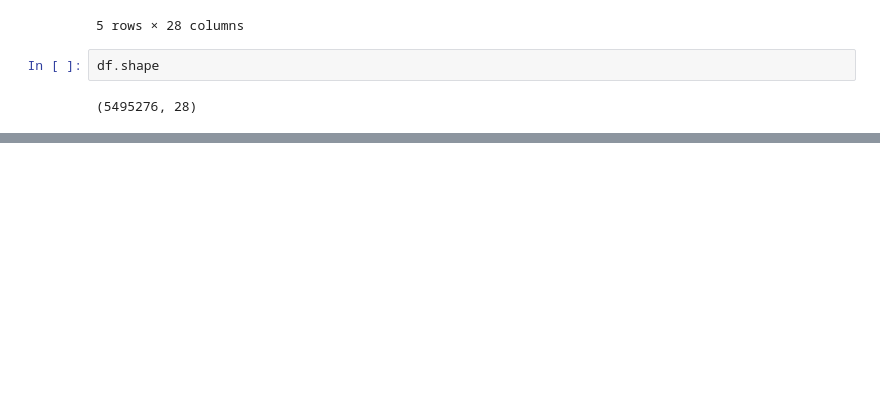
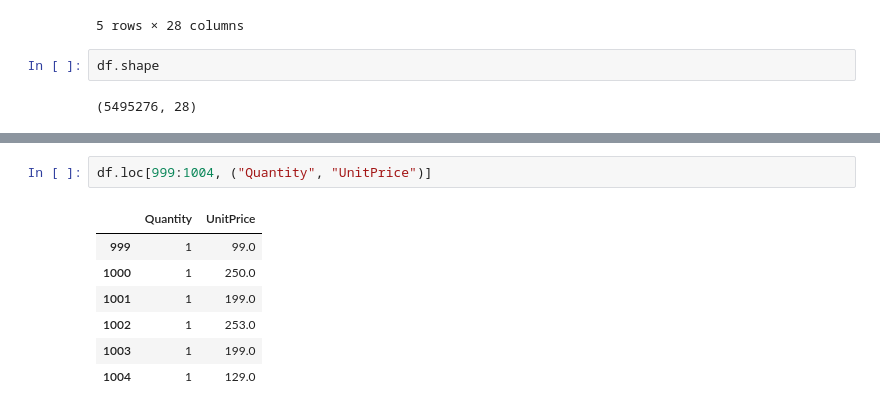
Before and after one commit to hsiehkl/NTU-CSX-Project, a Jupyter notebook: week_1/week_1_first_meet.ipynb, the cells around one changed output, grey strips where cells are left out. Drawn from its saved outputs; the diff is of its cells as text; blank space fills up the shorter version.

```diff
--- a/week_1/week_1_first_meet.ipynb
+++ b/week_1/week_1_first_meet.ipynb
@@ -30,0 +126,10 @@ df.shape
+# %%
+df.loc[999:1004, ("Quantity", "UnitPrice")]
+# %% [output]
+|  | Quantity | UnitPrice |
+| 999 | 1 | 99.0 |
+| 1000 | 1 | 250.0 |
+| 1001 | 1 | 199.0 |
+| 1002 | 1 | 253.0 |
+| 1003 | 1 | 199.0 |
+| 1004 | 1 | 129.0 |
```
Also changed, not shown: parts of 13 cells of this notebook.
